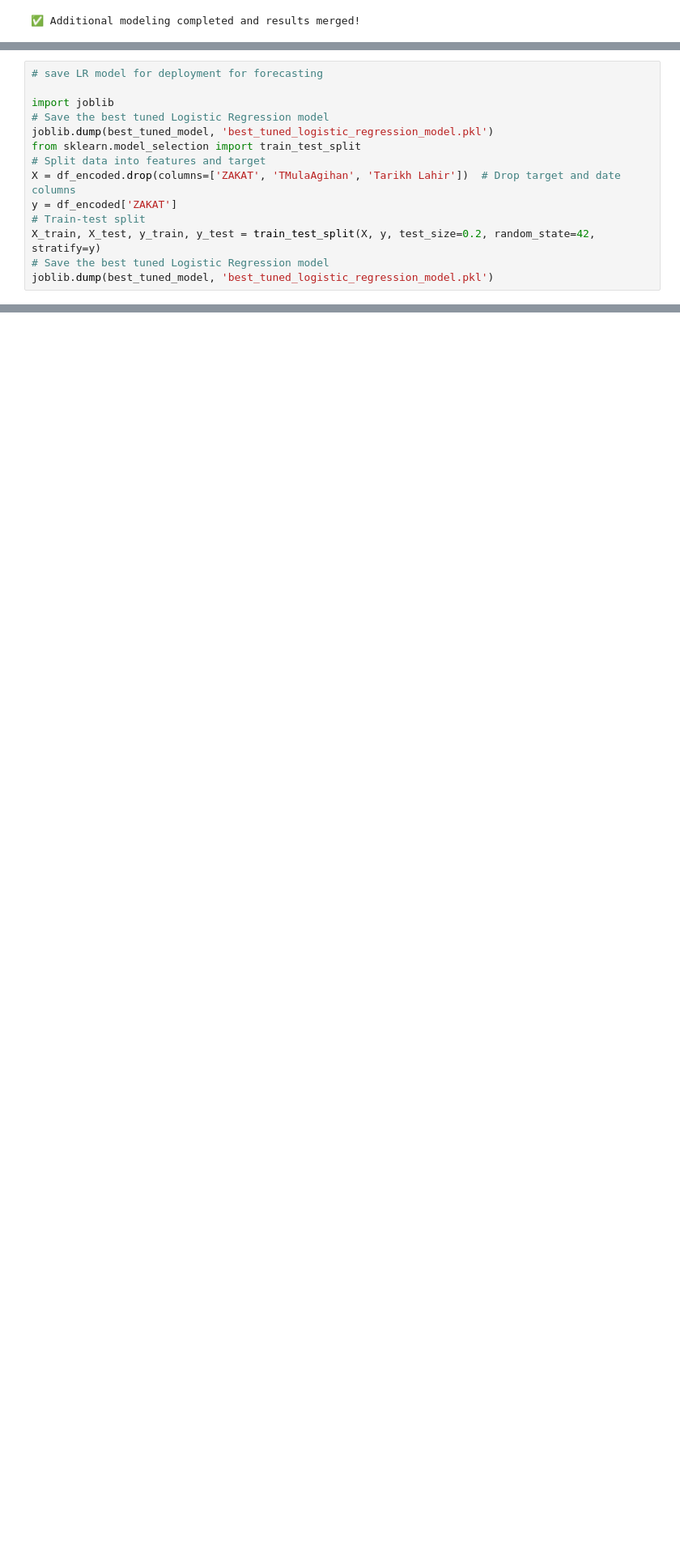
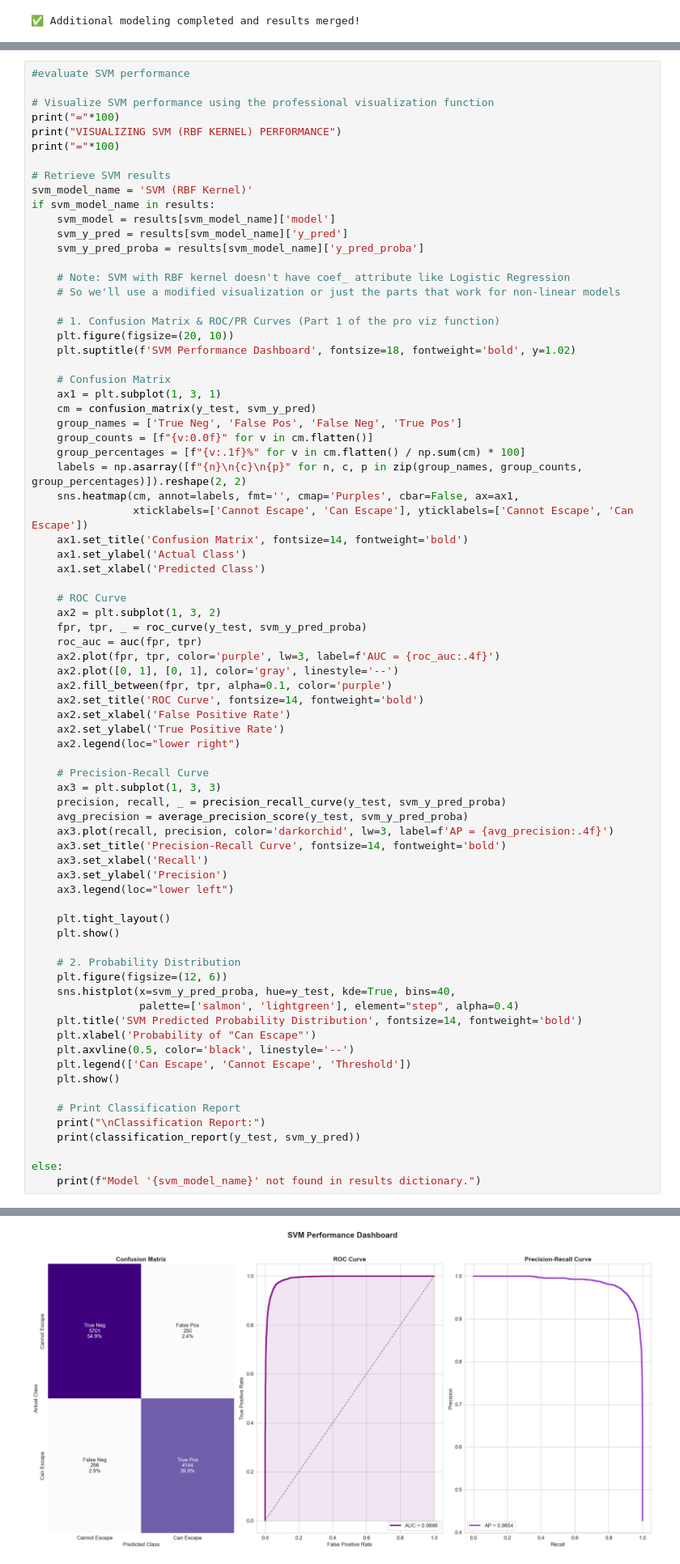
Before and after one commit to daniyalrosli/zakat_project, a Jupyter notebook: zakat.ipynb, the cells around one changed output, grey strips where cells are left out. Shown at 81% size. Saved outputs shown, nothing was run; the diff lists cells and outputs as text; blank space fills up the shorter version.

```diff
--- a/zakat.ipynb
+++ b/zakat.ipynb
@@ -1849,17 +1849,3 @@ HYPERPARAMETER TUNING FOR ALL MODELS
 
 ✅ HYPERPARAMETER TUNING COMPLETED!
 ====================================================================================================
-# %%
-# save LR model for deployment for forecasting
-
-import joblib
-# Save the best tuned Logistic Regression model
-joblib.dump(best_tuned_model, 'best_tuned_logistic_regression_model.pkl')
-from sklearn.model_selection import train_test_split
-# Split data into features and target
-X = df_encoded.drop(columns=['ZAKAT', 'TMulaAgihan', 'Tarikh Lahir'])  # Drop target and date columns
-y = df_encoded['ZAKAT']
-# Train-test split
-X_train, X_test, y_train, y_test = train_test_split(X, y, test_size=0.2, random_state=42, stratify=y)
-# Save the best tuned Logistic Regression model
-joblib.dump(best_tuned_model, 'best_tuned_logistic_regression_model.pkl')
@@ -1867,0 +1865,77 @@ NameError: name 'best_tuned_model' is not defined
+# %%
+#evaluate SVM performance
+
+# Visualize SVM performance using the professional visualization function
+print("="*100)
+print("VISUALIZING SVM (RBF KERNEL) PERFORMANCE")
+print("="*100)
+
+# Retrieve SVM results
+svm_model_name = 'SVM (RBF Kernel)'
+if svm_model_name in results:
+    svm_model = results[svm_model_name]['model']
+    svm_y_pred = results[svm_model_name]['y_pred']
+    svm_y_pred_proba = results[svm_model_name]['y_pred_proba']
+
+    # Note: SVM with RBF kernel doesn't have coef_ attribute like Logistic Regression
+    # So we'll use a modified visualization or just the parts that work for non-linear models
+
+    # 1. Confusion Matrix & ROC/PR Curves (Part 1 of the pro viz function)
+    plt.figure(figsize=(20, 10))
+    plt.suptitle(f'SVM Performance Dashboard', fontsize=18, fontweight='bold', y=1.02)
+
+    # Confusion Matrix
+    ax1 = plt.subplot(1, 3, 1)
+    cm = confusion_matrix(y_test, svm_y_pred)
+    group_names = ['True Neg', 'False Pos', 'False Neg', 'True Pos']
+    group_counts = [f"{v:0.0f}" for v in cm.flatten()]
+    group_percentages = [f"{v:.1f}%" for v in cm.flatten() / np.sum(cm) * 100]
+    labels = np.asarray([f"{n}\n{c}\n{p}" for n, c, p in zip(group_names, group_counts, group_percentages)]).reshape(2, 2)
+    sns.heatmap(cm, annot=labels, fmt='', cmap='Purples', cbar=False, ax=ax1,
+                xticklabels=['Cannot Escape', 'Can Escape'], yticklabels=['Cannot Escape', 'Can Escape'])
+    ax1.set_title('Confusion Matrix', fontsize=14, fontweight='bold')
+    ax1.set_ylabel('Actual Class')
+    ax1.set_xlabel('Predicted Class')
+
+    # ROC Curve
+    ax2 = plt.subplot(1, 3, 2)
+    fpr, tpr, _ = roc_curve(y_test, svm_y_pred_proba)
+    roc_auc = auc(fpr, tpr)
+    ax2.plot(fpr, tpr, color='purple', lw=3, label=f'AUC = {roc_auc:.4f}')
+    ax2.plot([0, 1], [0, 1], color='gray', linestyle='--')
+    ax2.fill_between(fpr, tpr, alpha=0.1, color='purple')
+    ax2.set_title('ROC Curve', fontsize=14, fontweight='bold')
+    ax2.set_xlabel('False Positive Rate')
+    ax2.set_ylabel('True Positive Rate')
+    ax2.legend(loc="lower right")
+
+    # Precision-Recall Curve
+    ax3 = plt.subplot(1, 3, 3)
+    precision, recall, _ = precision_recall_curve(y_test, svm_y_pred_proba)
+    avg_precision = average_precision_score(y_test, svm_y_pred_proba)
+    ax3.plot(recall, precision, color='darkorchid', lw=3, label=f'AP = {avg_precision:.4f}')
+    ax3.set_title('Precision-Recall Curve', fontsize=14, fontweight='bold')
+    ax3.set_xlabel('Recall')
+    ax3.set_ylabel('Precision')
+    ax3.legend(loc="lower left")
+
+    plt.tight_layout()
+    plt.show()
+
+    # 2. Probability Distribution
+    plt.figure(figsize=(12, 6))
+    sns.histplot(x=svm_y_pred_proba, hue=y_test, kde=True, bins=40,
+                 palette=['salmon', 'lightgreen'], element="step", alpha=0.4)
+    plt.title('SVM Predicted Probability Distribution', fontsize=14, fontweight='bold')
+    plt.xlabel('Probability of "Can Escape"')
+    plt.axvline(0.5, color='black', linestyle='--')
+    plt.legend(['Can Escape', 'Cannot Escape', 'Threshold'])
+    plt.show()
+
+    # Print Classification Report
+    print("\nClassification Report:")
+    print(classification_report(y_test, svm_y_pred))
+
+else:
+    print(f"Model '{svm_model_name}' not found in results dictionary.")
+# %% [output]
@@ -1867,0 +1945 @@ NameError: name 'best_tuned_model' is not defined
+[figure, added]
```
Also changed, not shown: parts of 4 cells of this notebook, 11 other files.
